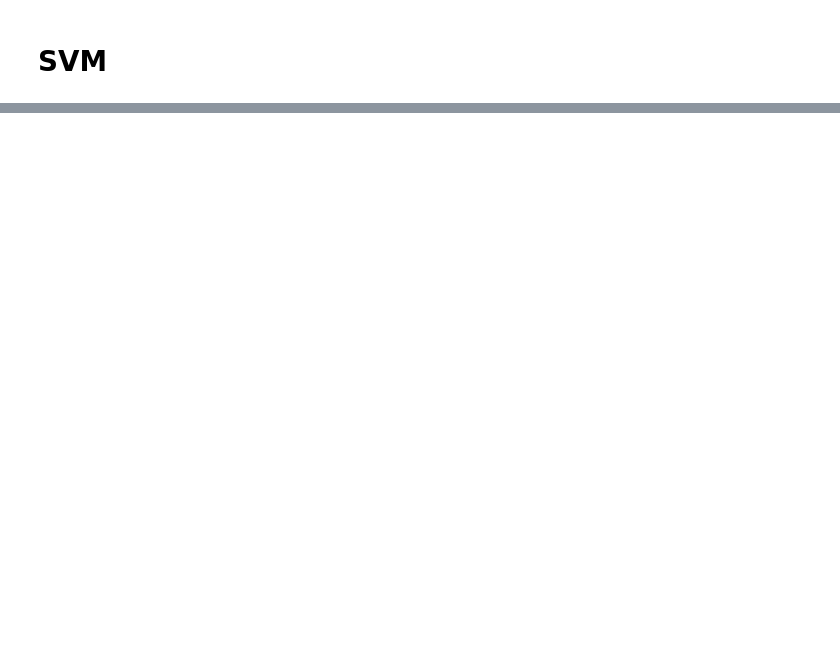
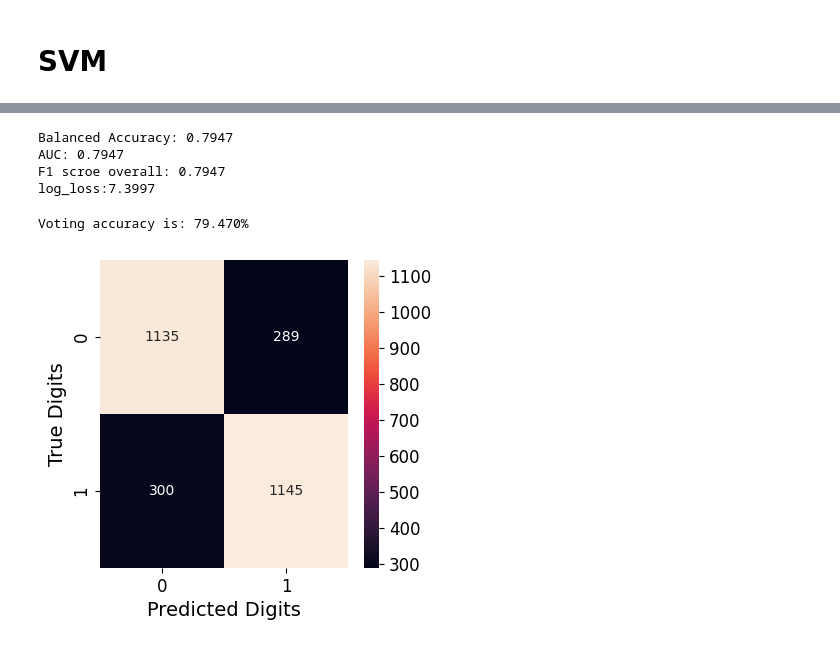
Before and after one commit to jhonnybenna/machine_learning, a Jupyter notebook: Spaceship_Titanic.ipynb, the cells around one changed output, grey strips where cells are left out. Saved outputs shown, nothing was run; the diff lists cells and outputs as text; code cells hidden in the pictures; blank space fills up the shorter version.

```diff
--- a/Spaceship_Titanic.ipynb
+++ b/Spaceship_Titanic.ipynb
@@ -701,0 +666,17 @@ Accuracy: 0.801673056814221
+# %%
+# Number of trees in random forest
+n_estimators = [int(x) for x in np.linspace(start=300, stop=500, num=1)]
+# Learning rate in AdaBoost
+learning_rate = [(0.97 + x / 100) for x in range(0, 8)]
+max_depth = [int(x) for x in np.linspace(10, 110, num=1)]
+max_depth.append(None)
+
+xgb_clf = xgb.XGBClassifier(objective="binary:logistic", random_state=42)
+
+parameters = {
+    "learning_rate": learning_rate,
+    "max_depth": max_depth, # default 3
+    "n_estimators": n_estimators
+}
+xgb_grid=GridSearchCV(xgb_clf, parameters,scoring="accuracy", cv=5, verbose=1, n_jobs=-1)
+xgb_grid.fit(X_train, y_train)
@@ -701,0 +706,4 @@ Accuracy: 0.801673056814221
+# %%
+#Solo una prova
+xgb_model = xgb.XGBClassifier(learning_rate=1.0, max_depth=10, n_estimators=300, objective="binary:logistic", random_state=42)
+xgb_model.fit(X_train, y_train)
@@ -701,0 +722,19 @@ Accuracy: 0.801673056814221
+# %%
+y_pred_xgb = model_performance(xgb_model, X_test, y_test)
+# %% [output]
+Balanced Accuracy: 0.7947
+AUC: 0.7947
+F1 scroe overall: 0.7947
+log_loss:7.3997
+# %%
+xgb_acc=xgb_model.score(X_test, y_test)
+print("Voting accuracy is: {0:.3f}%".format(xgb_acc * 100))
+xgb_grad = confusion_matrix(y_test, y_pred_xgb)
+plt.figure(figsize=(4, 4))
+sns.heatmap(xgb_grad, annot=True, fmt='.0f')
+plt.xlabel("Predicted Digits")
+plt.ylabel("True Digits")
+plt.show()
+# %% [output]
+Voting accuracy is: 79.470%
+[figure, added]
```
Also changed, not shown: parts of 49 cells of this notebook.
